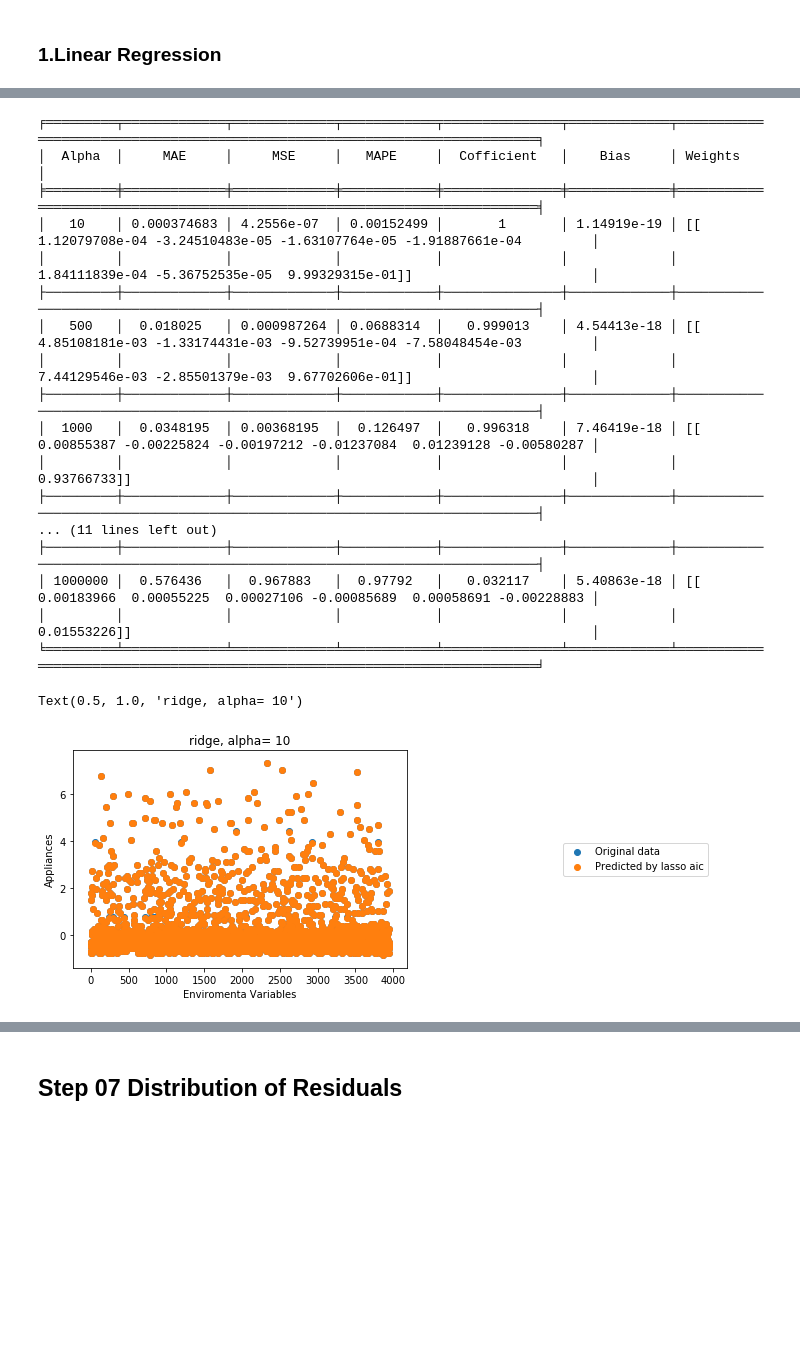
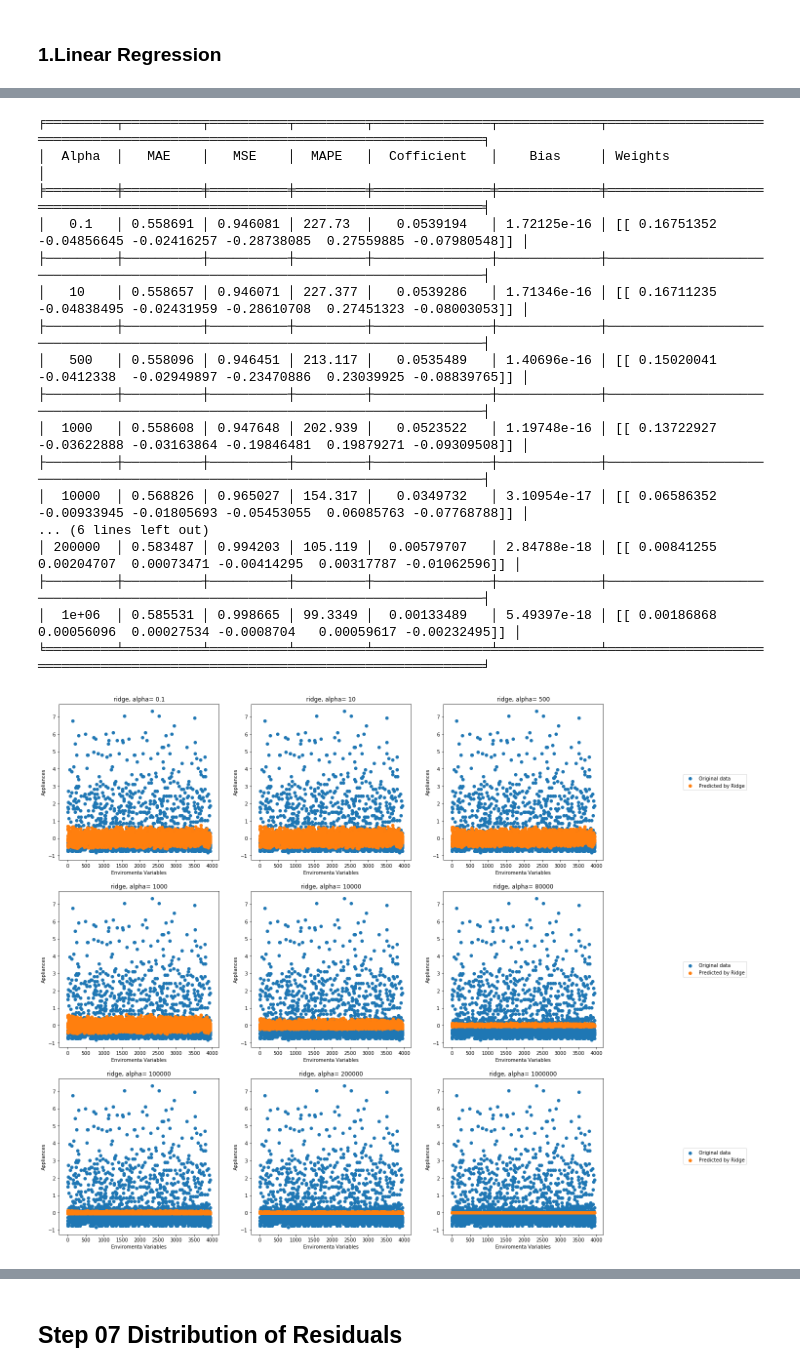
Before and after one commit to Nemat-Allah-Aloush/Multivariate_Data_Analysis, a Jupyter notebook: lab_02.ipynb, the cells around one changed output, grey strips where cells are left out. Drawn from its saved outputs; the diff is of its cells as text; code cells hidden in the pictures; blank space fills up the shorter version.

```diff
--- a/lab_02.ipynb
+++ b/lab_02.ipynb
@@ -372,7 +324,7 @@ def lassos (alphas,x_train_scaler, y_train_scaler,y_test_scaler):
         lassos.append(lasso)
     return results, pred,lassos
 # %%
-alphas=[0.1 , 0.2 , 0.3, 0.4 ,0.5, 0.6 , 0.7 , 0.8,0.9, 1 , 5 ]
+alphas=[1  , 0.3, 0.04 ,0.005, 0.006  , 0.008,0.009 , 0.0001, 0.00001]
 results, pred,lassos_all =  lassos(alphas,x_train_scaler,y_train_scaler,y_test_scaler)
 print(tabulate(results, headers=[ 'Alpha','MAE','MSE','MAPE ','Cofficient ','Bias','Weights '],  tablefmt='fancy_grid',numalign ='center'))
 # %% [output]
@@ -522,11 +363,0 @@ Text(0.5, 1.0, 'alpha= 0.9')
-# %%
-j=9
-x = []
-for i in range(len(y_test_scaler)):
-    x.append(i)
-plt.scatter(x, y_test_scaler, label = 'Original data')
-plt.scatter(x, pred[j], label = 'Predicted by lasso aic')
-plt.legend(loc="center right",borderaxespad=0.1, bbox_to_anchor=(1.9, 0.5))
-plt.xlabel('Enviromenta Variables')
-plt.ylabel('Appliances')
-plt.title ('alpha= ' + str(alphas[j]))
@@ -536,11 +363,0 @@ Text(0.5, 1.0, 'alpha= 1')
-# %%
-j=10
-x = []
-for i in range(len(y_test_scaler)):
-    x.append(i)
-plt.scatter(x, y_test_scaler, label = 'Original data')
-plt.scatter(x, pred[j], label = 'Predicted by lasso aic')
-plt.legend(loc="center right",borderaxespad=0.1, bbox_to_anchor=(1.9, 0.5))
-plt.xlabel('Enviromenta Variables')
-plt.ylabel('Appliances')
-plt.title ('alpha= ' + str(alphas[j]))
@@ -575,38 +389,40 @@ def ridge_method (alphas,x_train_scaler, y_train_scaler,y_test_scaler):
         ridges.append(ridge)
     return results, pred,ridges
 # %%
-alphas=[10 , 500 , 1000, 10000 , 80000, 100000,  200000, 1000000 ]
+alphas=[0.1, 10 , 500 , 1000, 10000 , 80000, 100000,  200000, 1000000 ]
 results_ridg, pred_ridg,ridges_all =  ridge_method(alphas,x_train_scaler,y_train_scaler,y_test_scaler)
 print(tabulate(results_ridg, headers=[ 'Alpha','MAE','MSE','MAPE ','Cofficient ','Bias','Weights '],  tablefmt='fancy_grid',numalign ='center'))
 # %% [output]
-╒═════════╤═════════════╤═════════════╤════════════╤═══════════════╤═════════════╤═══════════════════════════════════════════════════════════════════════════╕
-│  Alpha  │     MAE     │     MSE     │   MAPE     │  Cofficient   │    Bias     │ Weights                                                                   │
-╞═════════╪═════════════╪═════════════╪════════════╪═══════════════╪═════════════╪═══════════════════════════════════════════════════════════════════════════╡
-│   10    │ 0.000374683 │ 4.2556e-07  │ 0.00152499 │       1       │ 1.14919e-19 │ [[ 1.12079708e-04 -3.24510483e-05 -1.63107764e-05 -1.91887661e-04         │
-│         │             │             │            │               │             │    1.84111839e-04 -5.36752535e-05  9.99329315e-01]]                       │
-├─────────┼─────────────┼─────────────┼────────────┼───────────────┼─────────────┼───────────────────────────────────────────────────────────────────────────┤
-│   500   │  0.018025   │ 0.000987264 │ 0.0688314  │   0.999013    │ 4.54413e-18 │ [[ 4.85108181e-03 -1.33174431e-03 -9.52739951e-04 -7.58048454e-03         │
-│         │             │             │            │               │             │    7.44129546e-03 -2.85501379e-03  9.67702606e-01]]                       │
-├─────────┼─────────────┼─────────────┼────────────┼───────────────┼─────────────┼───────────────────────────────────────────────────────────────────────────┤
-│  1000   │  0.0348195  │ 0.00368195  │  0.126497  │   0.996318    │ 7.46419e-18 │ [[ 0.00855387 -0.00225824 -0.00197212 -0.01237084  0.01239128 -0.00580287 │
-│         │             │             │            │               │             │    0.93766733]]                                                           │
-├─────────┼─────────────┼─────────────┼────────────┼───────────────┼─────────────┼───────────────────────────────────────────────────────────────────────────┤
-... (11 lines left out)
-├─────────┼─────────────┼─────────────┼────────────┼───────────────┼─────────────┼───────────────────────────────────────────────────────────────────────────┤
-│ 1000000 │  0.576436   │  0.967883   │  0.97792   │   0.032117    │ 5.40863e-18 │ [[ 0.00183966  0.00055225  0.00027106 -0.00085689  0.00058691 -0.00228883 │
-│         │             │             │            │               │             │    0.01553226]]                                                           │
-╘═════════╧═════════════╧═════════════╧════════════╧═══════════════╧═════════════╧═══════════════════════════════════════════════════════════════════════════╛
+╒═════════╤══════════╤══════════╤═════════╤═══════════════╤═════════════╤═════════════════════════════════════════════════════════════════════════════╕
+│  Alpha  │   MAE    │   MSE    │  MAPE   │  Cofficient   │    Bias     │ Weights                                                                     │
+╞═════════╪══════════╪══════════╪═════════╪═══════════════╪═════════════╪═════════════════════════════════════════════════════════════════════════════╡
+│   0.1   │ 0.558691 │ 0.946081 │ 227.73  │   0.0539194   │ 1.72125e-16 │ [[ 0.16751352 -0.04856645 -0.02416257 -0.28738085  0.27559885 -0.07980548]] │
+├─────────┼──────────┼──────────┼─────────┼───────────────┼─────────────┼─────────────────────────────────────────────────────────────────────────────┤
+│   10    │ 0.558657 │ 0.946071 │ 227.377 │   0.0539286   │ 1.71346e-16 │ [[ 0.16711235 -0.04838495 -0.02431959 -0.28610708  0.27451323 -0.08003053]] │
+├─────────┼──────────┼──────────┼─────────┼───────────────┼─────────────┼─────────────────────────────────────────────────────────────────────────────┤
+│   500   │ 0.558096 │ 0.946451 │ 213.117 │   0.0535489   │ 1.40696e-16 │ [[ 0.15020041 -0.0412338  -0.02949897 -0.23470886  0.23039925 -0.08839765]] │
+├─────────┼──────────┼──────────┼─────────┼───────────────┼─────────────┼─────────────────────────────────────────────────────────────────────────────┤
+│  1000   │ 0.558608 │ 0.947648 │ 202.939 │   0.0523522   │ 1.19748e-16 │ [[ 0.13722927 -0.03622888 -0.03163864 -0.19846481  0.19879271 -0.09309508]] │
+├─────────┼──────────┼──────────┼─────────┼───────────────┼─────────────┼─────────────────────────────────────────────────────────────────────────────┤
+│  10000  │ 0.568826 │ 0.965027 │ 154.317 │   0.0349732   │ 3.10954e-17 │ [[ 0.06586352 -0.00933945 -0.01805693 -0.05453055  0.06085763 -0.07768788]] │
+... (6 lines left out)
+│ 200000  │ 0.583487 │ 0.994203 │ 105.119 │  0.00579707   │ 2.84788e-18 │ [[ 0.00841255  0.00204707  0.00073471 -0.00414295  0.00317787 -0.01062596]] │
+├─────────┼──────────┼──────────┼─────────┼───────────────┼─────────────┼─────────────────────────────────────────────────────────────────────────────┤
+│  1e+06  │ 0.585531 │ 0.998665 │ 99.3349 │  0.00133489   │ 5.49397e-18 │ [[ 0.00186868  0.00056096  0.00027534 -0.0008704   0.00059617 -0.00232495]] │
+╘═════════╧══════════╧══════════╧═════════╧═══════════════╧═════════════╧═════════════════════════════════════════════════════════════════════════════╛
 # %%
-j=0
+fig = plt.figure(figsize=(20, 20))
 x = []
 for i in range(len(y_test_scaler)):
     x.append(i)
-plt.scatter(x, y_test_scaler, label = 'Original data')
-plt.scatter(x, pred_ridg[j], label = 'Predicted by lasso aic')
-plt.legend(loc="center right",borderaxespad=0.1, bbox_to_anchor=(1.9, 0.5))
-plt.xlabel('Enviromenta Variables')
-plt.ylabel('Appliances')
-plt.title ('ridge, alpha= ' + str(alphas[j]))
+for j in range (len(pred_ridg)):
+    subplot = 331 + j
+    ax = fig.add_subplot(subplot)
+    plt.scatter(x, y_test_scaler, label = 'Original data')
+    plt.scatter(x, pred_ridg[j], label = 'Predicted by Ridge')
+    plt.legend(loc="center right",borderaxespad=0.1, bbox_to_anchor=(1.9, 0.5))
+    plt.xlabel('Enviromenta Variables')
+    plt.ylabel('Appliances')
+    plt.title ('ridge, alpha= ' + str(alphas[j]))
 # %% [output]
-Text(0.5, 1.0, 'ridge, alpha= 10')
-[figure, old version]
+[figure, new version]
```
Also changed, not shown: parts of 40 cells of this notebook, 3 other files.
